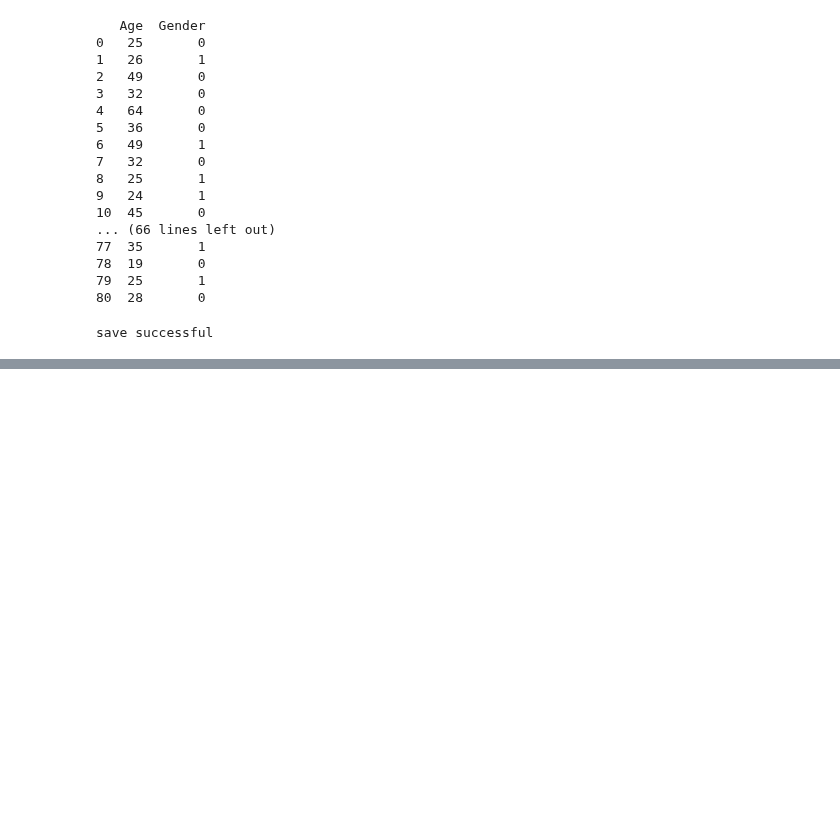
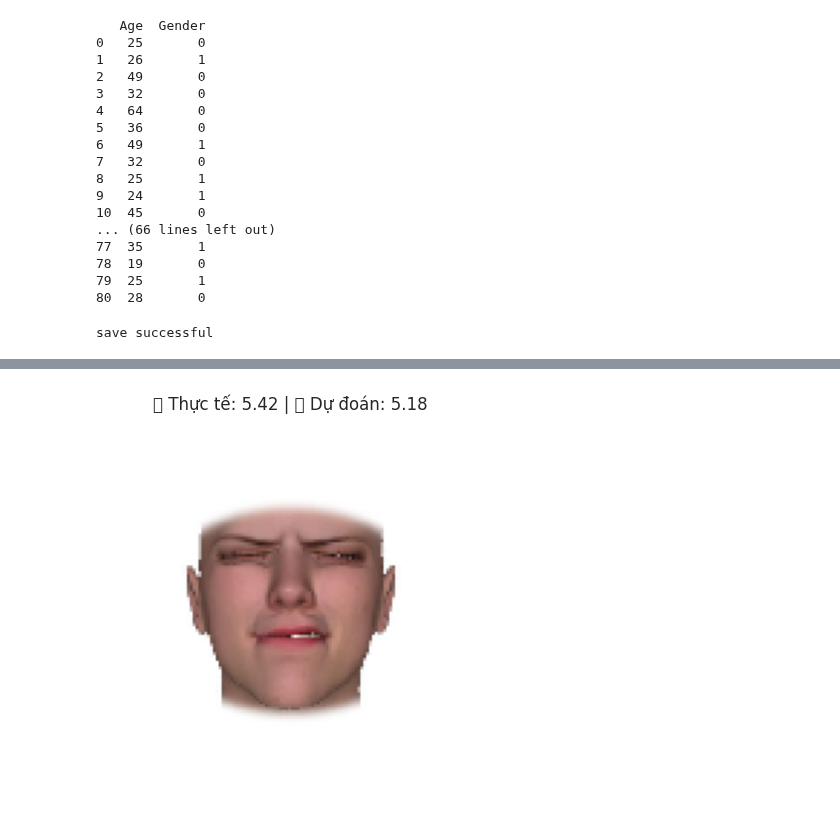
Before and after one commit to yuukun123/Python, a Jupyter notebook: Copy_of_Untitled0.ipynb, the cells around one changed output, grey strips where cells are left out. Cells and saved outputs as stored; diff of their text form; code cells hidden in the pictures; blank space fills up the shorter version.

```diff
--- a/Copy_of_Untitled0.ipynb
+++ b/Copy_of_Untitled0.ipynb
@@ -622,0 +643,27 @@ print(f"📸 Dự đoán mức độ đau: {prediction[0][0]:.2f}")
+# %%
+from tensorflow.keras.preprocessing.image import load_img, img_to_array
+import numpy as np
+
+# Đường dẫn test
+test_image_path = "/content/drive/MyDrive/dataset_osfstorage-archive/Stimuli/FaceGen/Modeller/BM3/BM3_PMS5.jpg"
+test_image_file = "EF5.jpg"  # So sánh với cột ImageFile
+
+# 👉 Tìm hàng tương ứng trong DataFrame gốc
+row = df[df["ImageFile"] == test_image_file]
+if row.empty:
+    print("❌ Không tìm thấy đặc trưng cảm xúc tương ứng.")
+else:
+    try:
+        # Load ảnh
+        img = load_img(test_image_path, target_size=(128, 128))
+        img_array = img_to_array(img) / 255.0
+        img_array = np.expand_dims(img_array, axis=0)
+
+        # Lấy đặc trưng cảm xúc từ đúng DataFrame
+        meta = row[emotion_features].iloc[0].to_numpy(dtype=np.float32).reshape(1, -1)
+
+        # Dự đoán
+        prediction = model.predict([img_array, meta])[0][0]
+        print(f"📷 Ảnh: {test_image_file} → 🎯 PainRating dự đoán: {prediction:.2f}")
+    except Exception as e:
+        print(f"❌ Lỗi khi dự đoán: {e}")
@@ -622,0 +892,17 @@ print(f"📸 Dự đoán mức độ đau: {prediction[0][0]:.2f}")
+# %%
+# 👉 Lấy 1 mẫu ảnh từ tập test để thử nghiệm
+idx = 0  # hoặc chọn ngẫu nhiên: random.randint(0, len(X_img_test)-1)
+
+img_sample = np.expand_dims(X_img_test[idx], axis=0)
+emo_sample = np.expand_dims(X_emo_test[idx], axis=0)
+face_sample = np.expand_dims(X_face_test[idx], axis=0)
+
+# 👉 Dự đoán
+pred = model.predict([img_sample, emo_sample, face_sample])[0][0]
+
+# 👉 Hiển thị kết quả
+plt.imshow(X_img_test[idx])
+plt.axis('off')
+plt.title(f"🎯 Thực tế: {y_test[idx]:.2f} | 🤖 Dự đoán: {pred:.2f}")
+plt.show()
+# %% [output]
@@ -622,0 +910 @@ print(f"📸 Dự đoán mức độ đau: {prediction[0][0]:.2f}")
+[figure, added]
```
Also changed, not shown: parts of 9 cells of this notebook.
